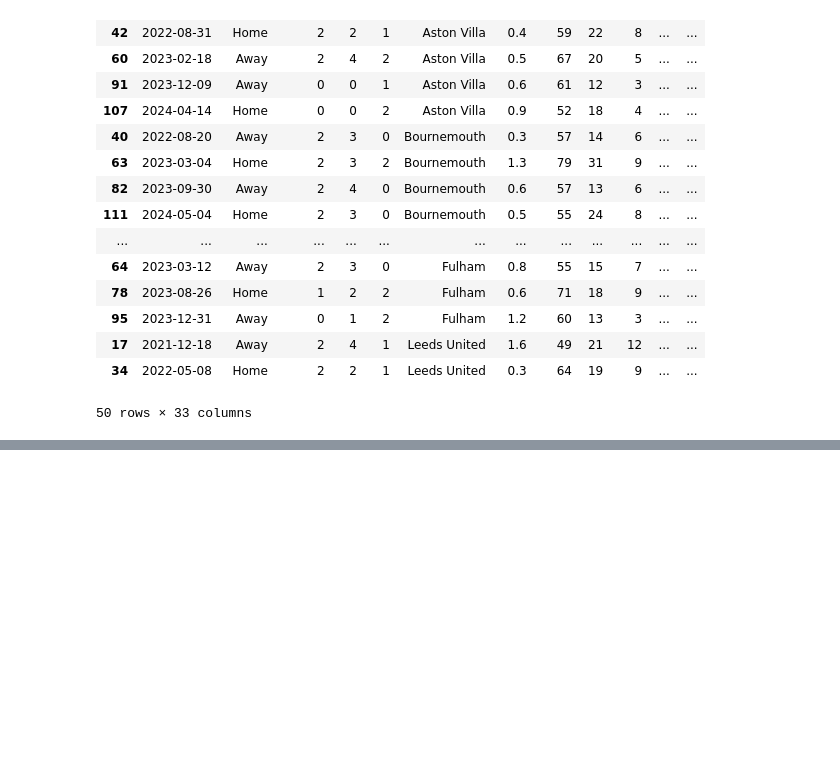
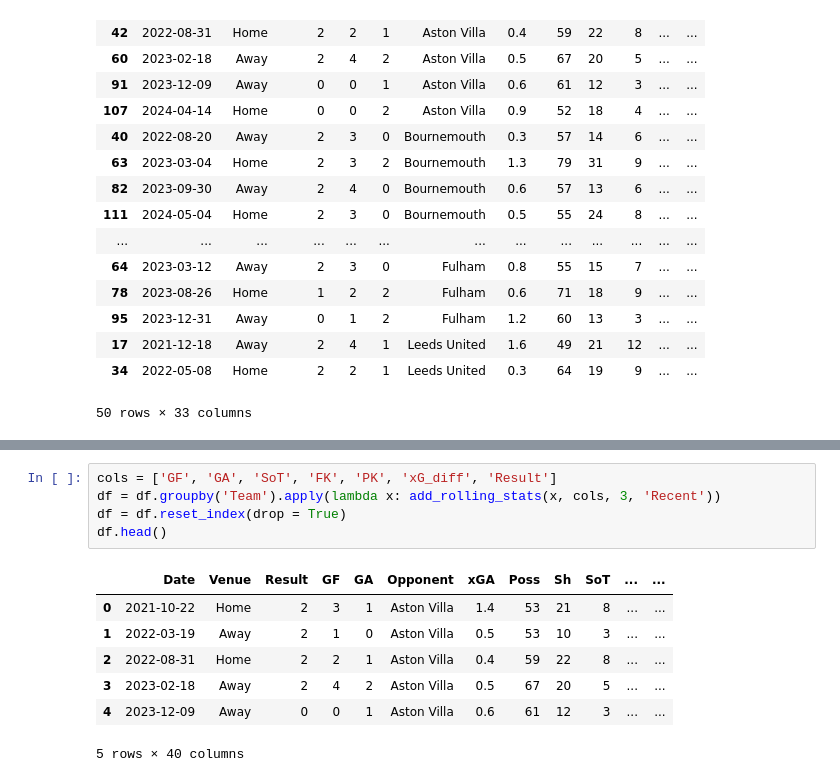
Before and after one commit to Youngsang-Cho1/Premier-League-Prediction, a Jupyter notebook: Prem_Prediction_Model.ipynb, the cells around one changed output, grey strips where cells are left out. Saved outputs shown, nothing was run; the diff lists cells and outputs as text; blank space fills up the shorter version.

Commit message:
implement basic prediction model with feature columns

```diff
--- a/Prem_Prediction_Model.ipynb
+++ b/Prem_Prediction_Model.ipynb
@@ -191,0 +325,13 @@ df.head(50)
+# %%
+cols = ['GF', 'GA', 'SoT', 'FK', 'PK', 'xG_diff', 'Result']
+df = df.groupby('Team').apply(lambda x: add_rolling_stats(x, cols, 3, 'Recent'))
+df = df.reset_index(drop = True)
+df.head()
+# %% [output]
+|  | Date | Venue | Result | GF | GA | Opponent | xGA | Poss | Sh | SoT | ... | ... |
+| 0 | 2021-10-22 | Home | 2 | 3 | 1 | Aston Villa | 1.4 | 53 | 21 | 8 | ... | ... |
+| 1 | 2022-03-19 | Away | 2 | 1 | 0 | Aston Villa | 0.5 | 53 | 10 | 3 | ... | ... |
+| 2 | 2022-08-31 | Home | 2 | 2 | 1 | Aston Villa | 0.4 | 59 | 22 | 8 | ... | ... |
+| 3 | 2023-02-18 | Away | 2 | 4 | 2 | Aston Villa | 0.5 | 67 | 20 | 5 | ... | ... |
+| 4 | 2023-12-09 | Away | 0 | 0 | 1 | Aston Villa | 0.6 | 61 | 12 | 3 | ... | ... |
+5 rows × 40 columns
```
Also changed, not shown: parts of 9 cells of this notebook.
